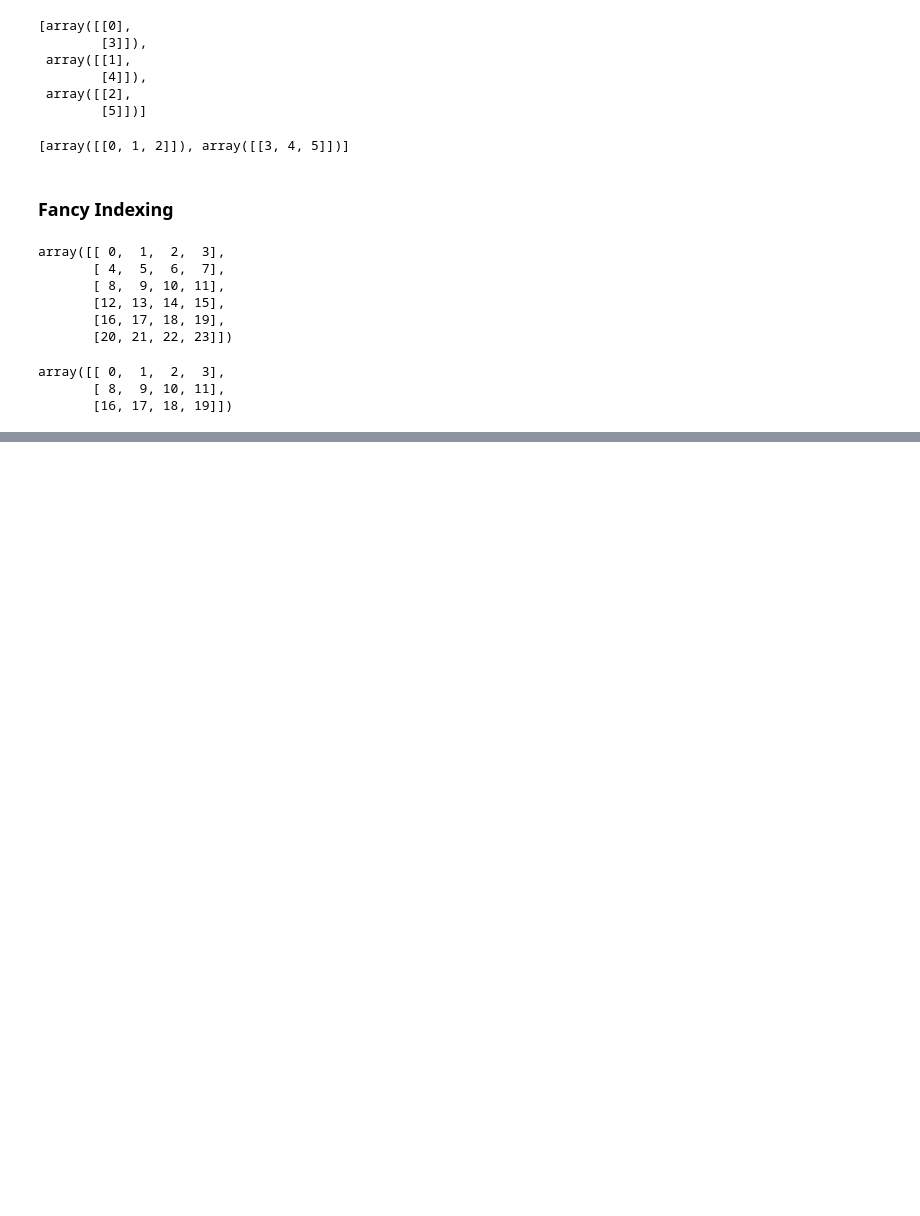
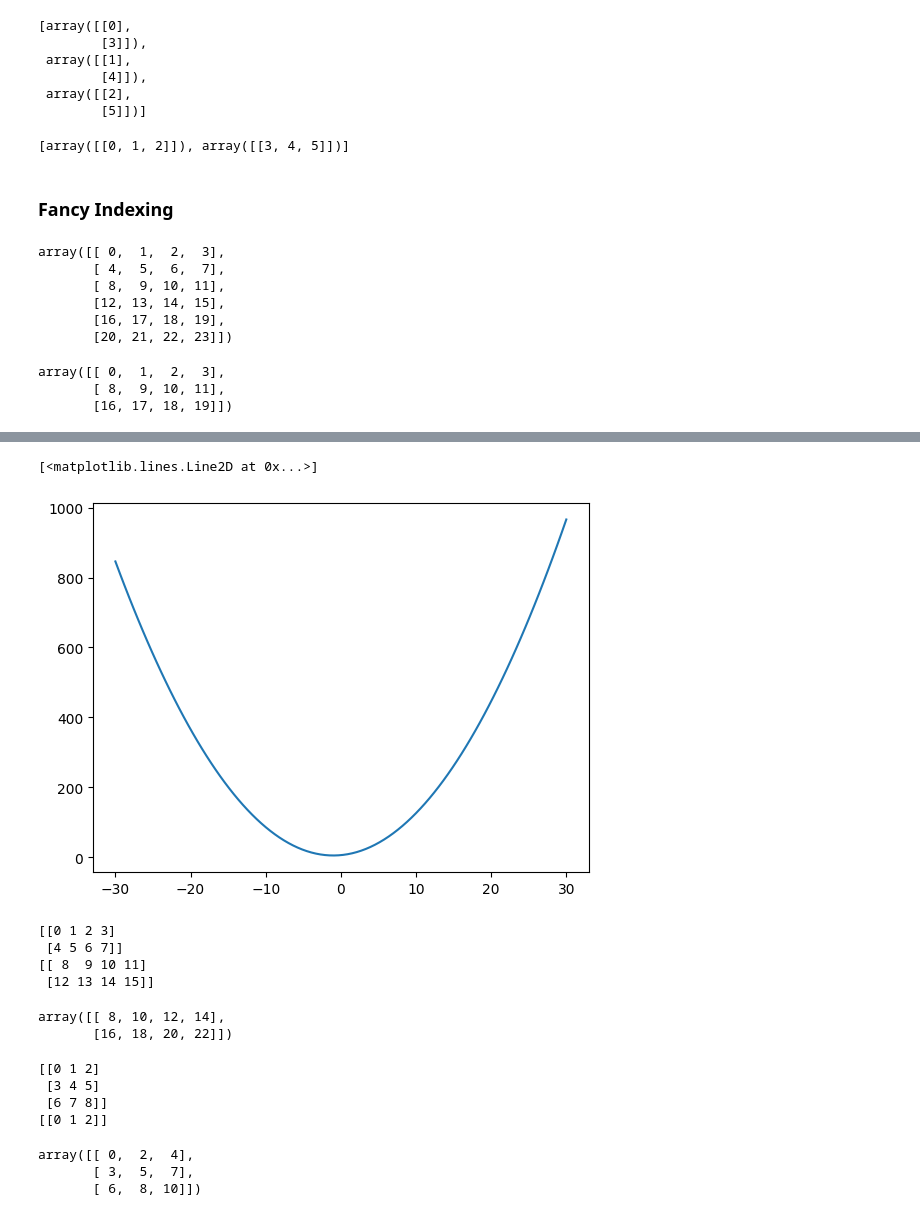
Before and after one commit to SajidMajeed92/Adv.Programming2024, a Jupyter notebook: Numpy/numpybasic.ipynb, the cells around one changed output, grey strips where cells are left out. Saved outputs shown, nothing was run; the diff lists cells and outputs as text; code cells hidden in the pictures; blank space fills up the shorter version.

```diff
--- a/Numpy/numpybasic.ipynb
+++ b/Numpy/numpybasic.ipynb
@@ -477,0 +534,41 @@ array([[ 0,  1,  2,  3],
+# %%
+y= x**2 + 2*x+6
+# %%
+plt.plot(x,y)
+# %% [output]
+[<matplotlib.lines.Line2D at 0x...>]
+[figure, added]
+# %%
+# Scenario 1
+a1= np.arange(8).reshape(2,4)
+a2= np.arange(8,16).reshape(2,4)
+
+print(a1)
+print(a2)
+# %% [output]
+[[0 1 2 3]
+ [4 5 6 7]]
+[[ 8  9 10 11]
+ [12 13 14 15]]
+# %%
+a1+a2
+# %% [output]
+array([[ 8, 10, 12, 14],
+       [16, 18, 20, 22]])
+# %%
+# Scenario 2
+a3= np.arange(9).reshape(3,3)
+a4= np.arange(3).reshape(1,3)
+print(a3)
+print(a4)
+# %% [output]
+[[0 1 2]
+ [3 4 5]
+ [6 7 8]]
+[[0 1 2]]
+# %%
+a3+a4
+# %% [output]
+array([[ 0,  2,  4],
+       [ 3,  5,  7],
+       [ 6,  8, 10]])
```
Also changed, not shown: parts of 26 cells of this notebook, 2 other files.
